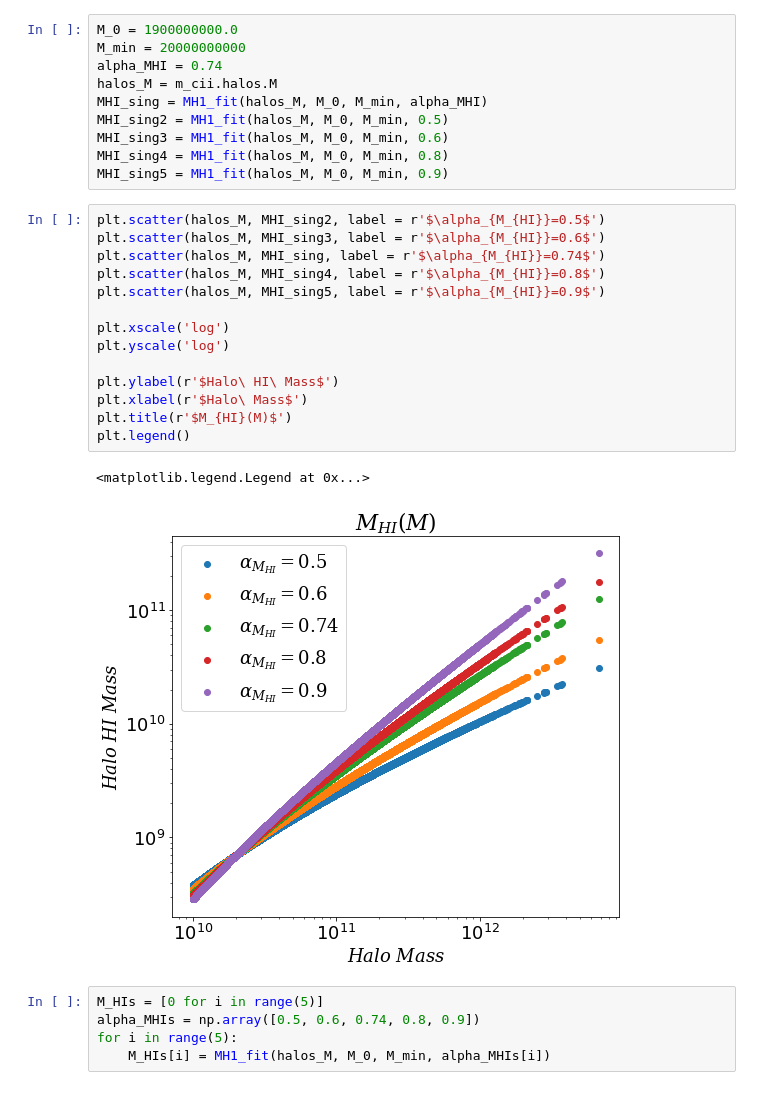
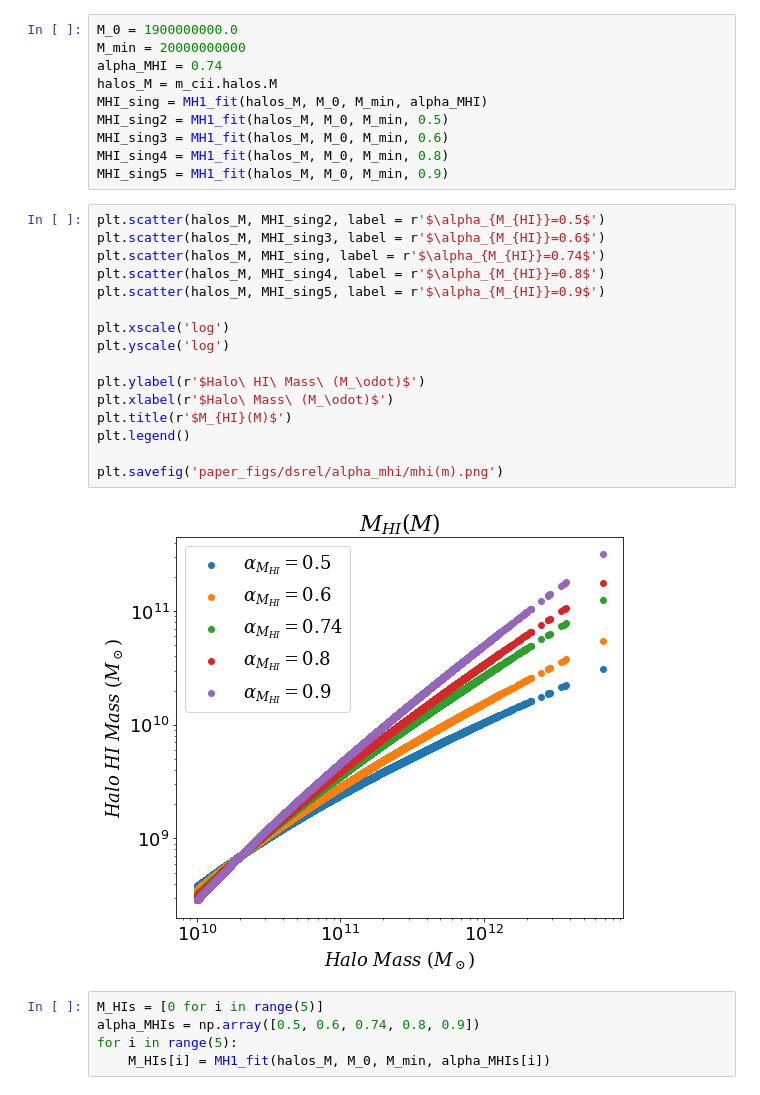
Before and after one commit to PatrickHorlaville/CITA_LIM, a Jupyter notebook: dSrel.ipynb, the cells around one changed output. Cells and saved outputs as stored; diff of their text form.

```diff
--- a/dSrel.ipynb
+++ b/dSrel.ipynb
@@ -492,20 +493,21 @@ MHI_sing5 = MH1_fit(halos_M, M_0, M_min, 0.9)
 # %%
 plt.scatter(halos_M, MHI_sing2, label = r'$\alpha_{M_{HI}}=0.5$')
 plt.scatter(halos_M, MHI_sing3, label = r'$\alpha_{M_{HI}}=0.6$')
 plt.scatter(halos_M, MHI_sing, label = r'$\alpha_{M_{HI}}=0.74$')
 plt.scatter(halos_M, MHI_sing4, label = r'$\alpha_{M_{HI}}=0.8$')
 plt.scatter(halos_M, MHI_sing5, label = r'$\alpha_{M_{HI}}=0.9$')
 
 plt.xscale('log')
 plt.yscale('log')
 
-plt.ylabel(r'$Halo\ HI\ Mass$')
-plt.xlabel(r'$Halo\ Mass$')
+plt.ylabel(r'$Halo\ HI\ Mass\ (M_\odot)$')
+plt.xlabel(r'$Halo\ Mass\ (M_\odot)$')
 plt.title(r'$M_{HI}(M)$')
 plt.legend()
+
+plt.savefig('paper_figs/dsrel/alpha_mhi/mhi(m).png')
 # %% [output]
-<matplotlib.legend.Legend at 0x...>
-[figure, old version]
+[figure, new version]
 # %%
 M_HIs = [0 for i in range(5)]
 alpha_MHIs = np.array([0.5, 0.6, 0.74, 0.8, 0.9])
```
Also changed, not shown: parts of 3 cells of this notebook, 16 other files.
